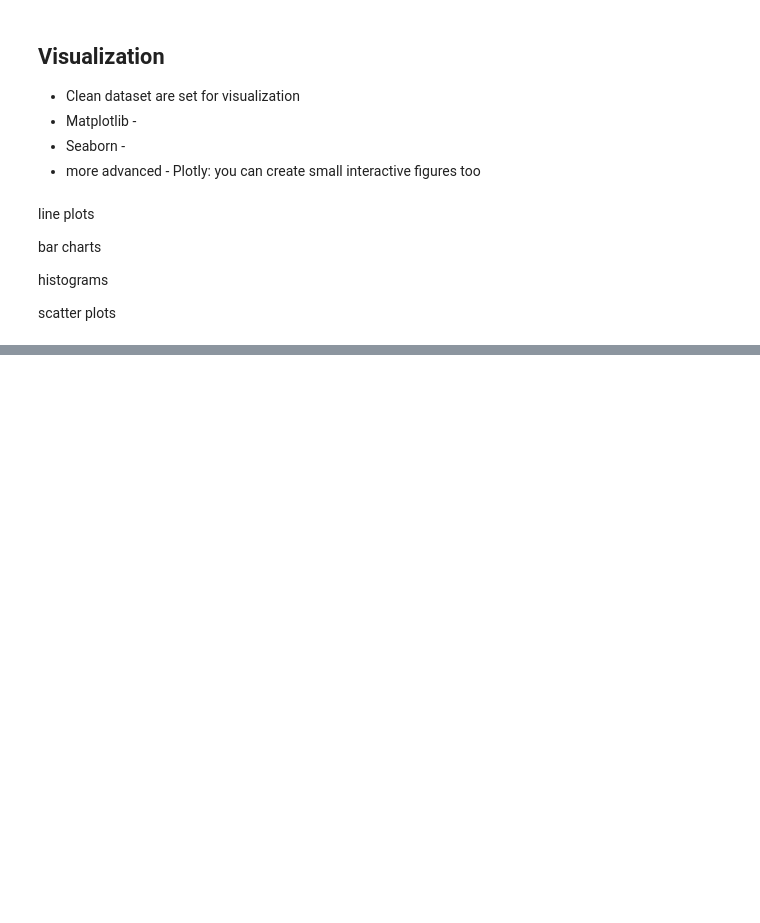
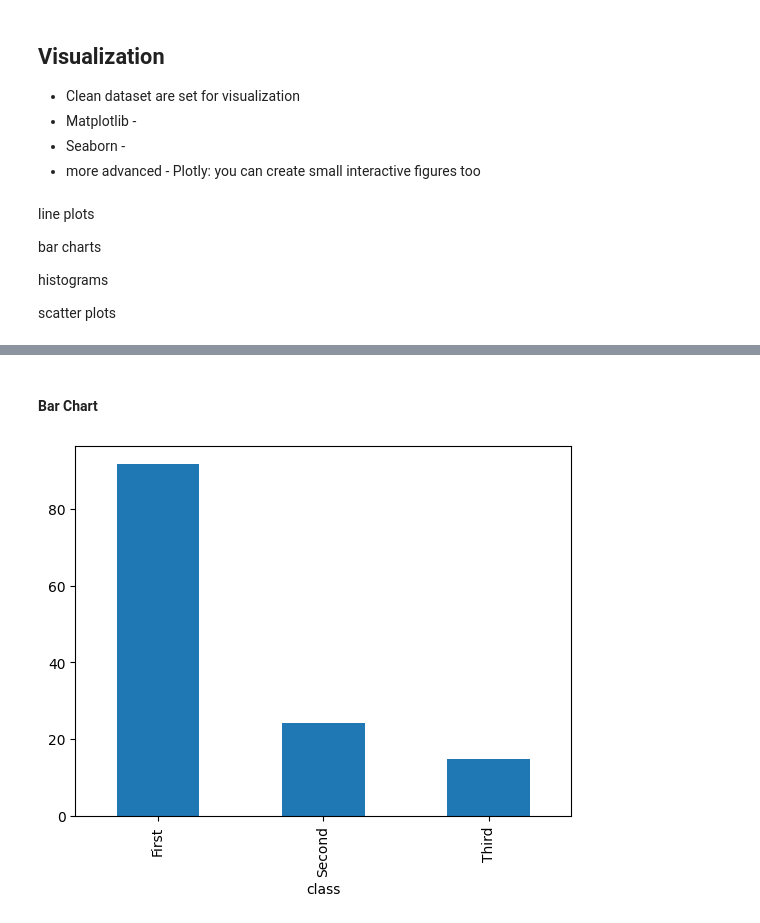
Before and after one commit to devidrees/PW-Data-Analytics-July-2026, a Jupyter notebook: Data_Cleaning,_Prepration_and_Visualization.ipynb, the cells around one changed output, grey strips where cells are left out. Saved outputs shown, nothing was run; the diff lists cells and outputs as text; code cells hidden in the pictures; blank space fills up the shorter version.

```diff
--- a/Data_Cleaning,_Prepration_and_Visualization.ipynb
+++ b/Data_Cleaning,_Prepration_and_Visualization.ipynb
@@ -123,0 +134,5 @@ memory usage: 49.2+ KB
+# %%
+df_clean['sex'] = df_clean['sex'].astype('category')
+
+
+df_clean['class'] = df_clean['class'].astype('category')
@@ -146,0 +193,7 @@ plt.show()
+# %% [markdown]
+#### Bar Chart
+# %%
+class_fare_df = df_clean.groupby('class')['fare'].mean()
+class_fare_df.plot(kind="bar")
+# %% [output]
+[figure, added]
```
Also changed, not shown: parts of 21 cells of this notebook.
